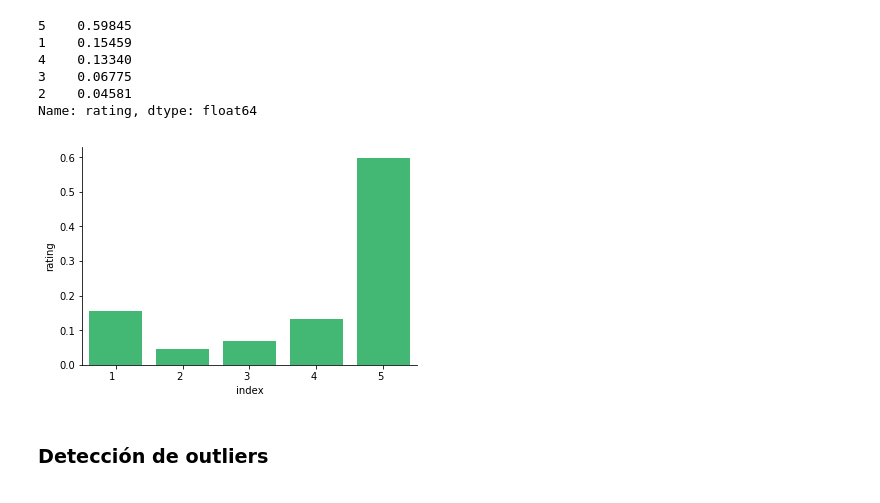
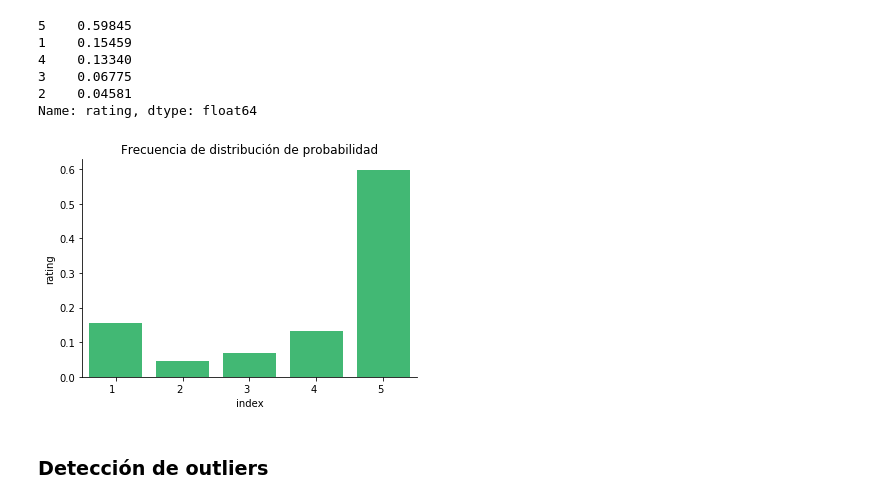
Before and after one commit to aenet/mentoria, a Jupyter notebook: analisis-visualizacion/tp-analisis-visualizacion.ipynb, the cells around one changed output. Drawn from its saved outputs; the diff is of its cells as text; code cells hidden in the pictures.

```diff
--- a/analisis-visualizacion/tp-analisis-visualizacion.ipynb
+++ b/analisis-visualizacion/tp-analisis-visualizacion.ipynb
@@ -196,10 +196,12 @@ Name: rating, dtype: float64
 # %%
 ax = sns.barplot(data=frec_distr_prob.to_frame().reset_index(),
                  x='index', y='rating', color='#2ecc71')
 ax.set_xticklabels(ax.get_xticklabels(), ha='right')
+ax.set_title("Frecuencia de distribución de probabilidad")
+
 sns.despine()
 # %% [output]
-[figure, old version]
+[figure, new version]
 # %% [markdown]
 ### Detección de outliers
 # %% [markdown]
```
